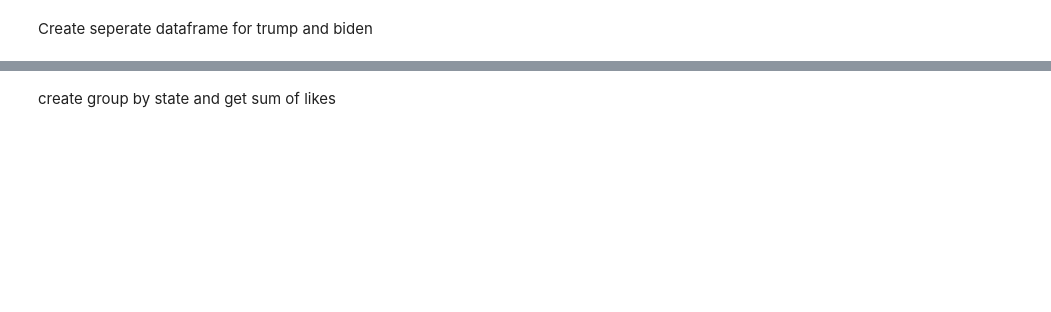
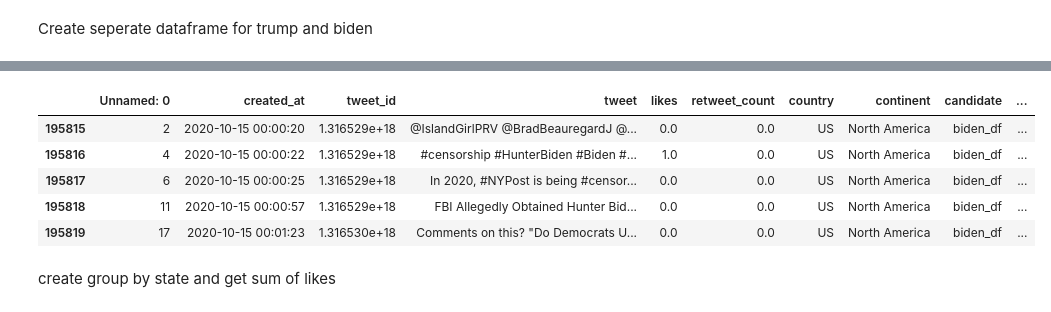
Before and after one commit to MiraySardogan/DC-PollMasters, a Jupyter notebook: Mir/2_geospatial_analysis.ipynb, the cells around one changed output, grey strips where cells are left out. Cells and saved outputs as stored; diff of their text form; code cells hidden in the pictures; blank space fills up the shorter version.

```diff
--- a/Mir/1_geospatial_analysis.ipynb
+++ b/Mir/2_geospatial_analysis.ipynb
@@ -91,3 +94,12 @@ length of biden dataset: 153574
+# %%
+twitter_biden.head()
+# %% [output]
+|  | Unnamed: 0 | created_at | tweet_id | tweet | likes | retweet_count | country | continent | candidate | ... |
+| 195815 | 2 | 2020-10-15 00:00:20 | 1.316529e+18 | @IslandGirlPRV @BradBeauregardJ @... | 0.0 | 0.0 | US | North America | biden_df | ... |
+| 195816 | 4 | 2020-10-15 00:00:22 | 1.316529e+18 | #censorship #HunterBiden #Biden #... | 1.0 | 0.0 | US | North America | biden_df | ... |
+| 195817 | 6 | 2020-10-15 00:00:25 | 1.316529e+18 | In 2020, #NYPost is being #censor... | 0.0 | 0.0 | US | North America | biden_df | ... |
+| 195818 | 11 | 2020-10-15 00:00:57 | 1.316529e+18 | FBI Allegedly Obtained Hunter Bid... | 0.0 | 0.0 | US | North America | biden_df | ... |
+| 195819 | 17 | 2020-10-15 00:01:23 | 1.316530e+18 | Comments on this? "Do Democrats U... | 0.0 | 0.0 | US | North America | biden_df | ... |
 # %% [markdown]
 create group by state and get sum of likes
 # %%
```
Also changed, not shown: parts of 5 cells of this notebook, 3 other files.
